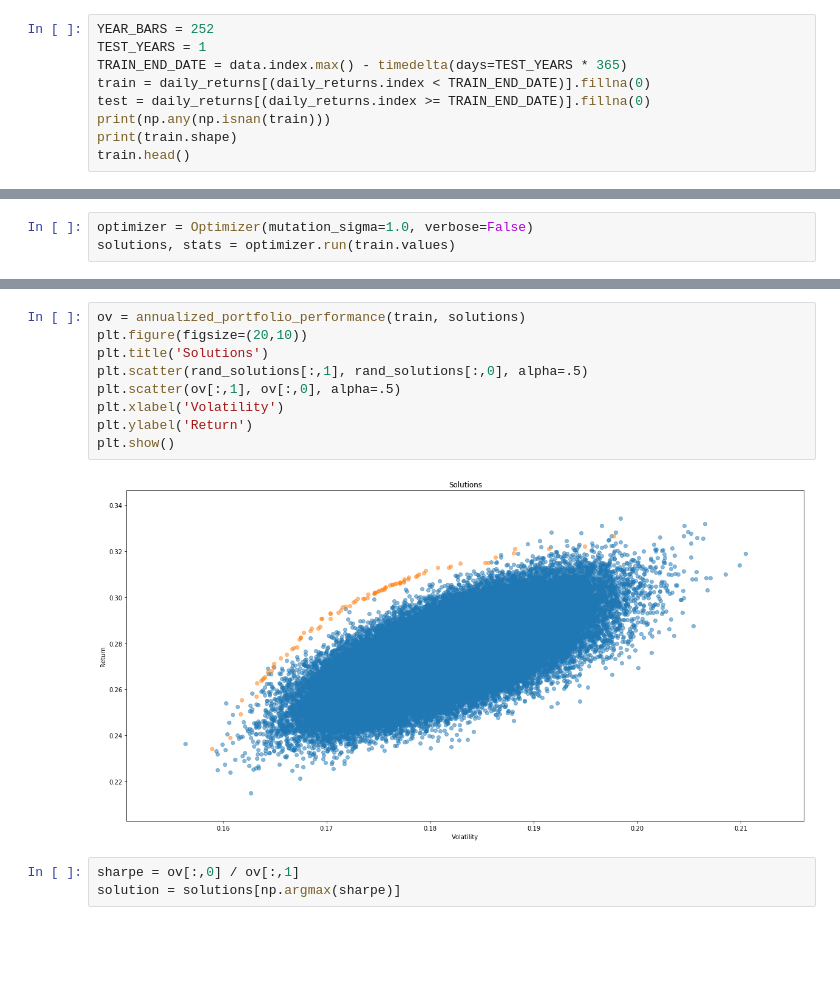
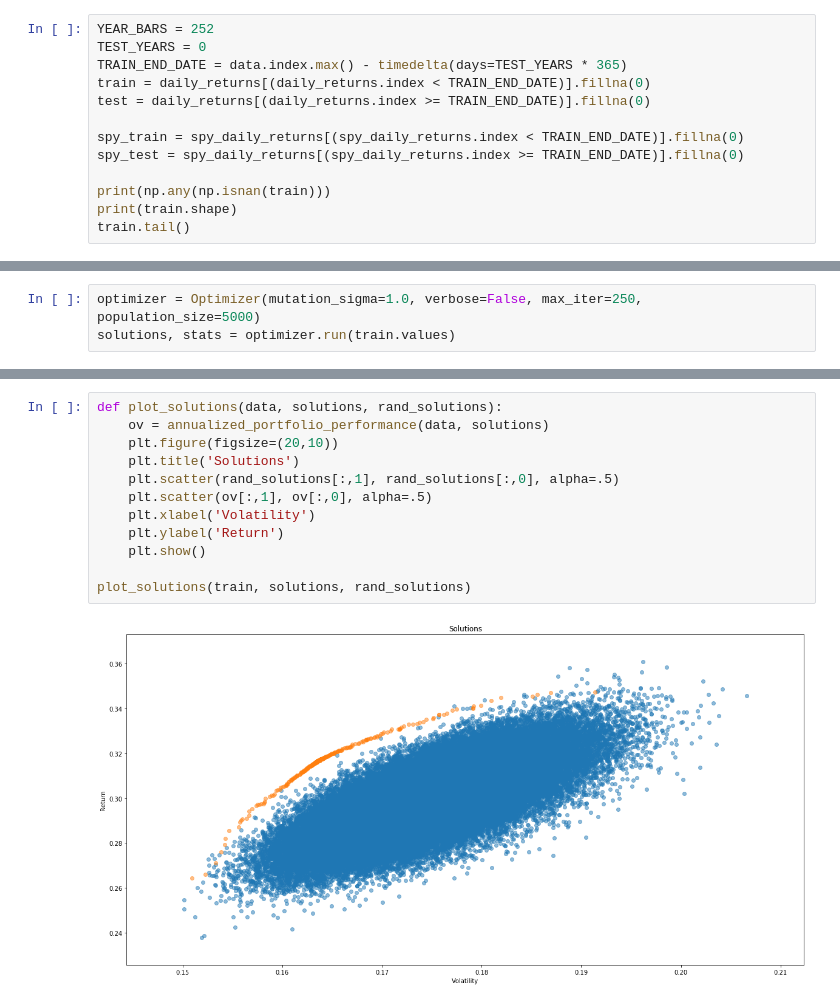
Before and after one commit to marekgalovic/optfolio, a Jupyter notebook: examples/Portfolio Optimize.ipynb, the cells around one changed output, grey strips where cells are left out. Saved outputs shown, nothing was run; the diff lists cells and outputs as text; blank space fills up the shorter version.

Commit message:
Test portfolios

```diff
--- a/examples/Portfolio Optimize.ipynb
+++ b/examples/Portfolio Optimize.ipynb
@@ -59,11 +142,15 @@ daily_returns.head()
 # %%
 YEAR_BARS = 252
-TEST_YEARS = 1
+TEST_YEARS = 0
 TRAIN_END_DATE = data.index.max() - timedelta(days=TEST_YEARS * 365)
 train = daily_returns[(daily_returns.index < TRAIN_END_DATE)].fillna(0)
 test = daily_returns[(daily_returns.index >= TRAIN_END_DATE)].fillna(0)
+
+spy_train = spy_daily_returns[(spy_daily_returns.index < TRAIN_END_DATE)].fillna(0)
+spy_test = spy_daily_returns[(spy_daily_returns.index >= TRAIN_END_DATE)].fillna(0)
+
 print(np.any(np.isnan(train)))
 print(train.shape)
-train.head()
+train.tail()
 # %% [output]
 False
@@ -114,5 +201,5 @@ plt.show()
 # %%
-optimizer = Optimizer(mutation_sigma=1.0, verbose=False)
+optimizer = Optimizer(mutation_sigma=1.0, verbose=False, max_iter=250, population_size=5000)
 solutions, stats = optimizer.run(train.values)
 # %%
 solutions.shape
@@ -121,14 +208,14 @@ solutions.shape
 # %%
-ov = annualized_portfolio_performance(train, solutions)
-plt.figure(figsize=(20,10))
-plt.title('Solutions')
-plt.scatter(rand_solutions[:,1], rand_solutions[:,0], alpha=.5)
-plt.scatter(ov[:,1], ov[:,0], alpha=.5)
-plt.xlabel('Volatility')
-plt.ylabel('Return')
-plt.show()
+def plot_solutions(data, solutions, rand_solutions):
+    ov = annualized_portfolio_performance(data, solutions)
+    plt.figure(figsize=(20,10))
+    plt.title('Solutions')
+    plt.scatter(rand_solutions[:,1], rand_solutions[:,0], alpha=.5)
+    plt.scatter(ov[:,1], ov[:,0], alpha=.5)
+    plt.xlabel('Volatility')
+    plt.ylabel('Return')
+    plt.show()
+
+plot_solutions(train, solutions, rand_solutions)
 # %% [output]
-[figure, old version]
+[figure, new version]
-# %%
-sharpe = ov[:,0] / ov[:,1]
-solution = solutions[np.argmax(sharpe)]
```
Also changed, not shown: parts of 30 cells of this notebook, 3 other files.
